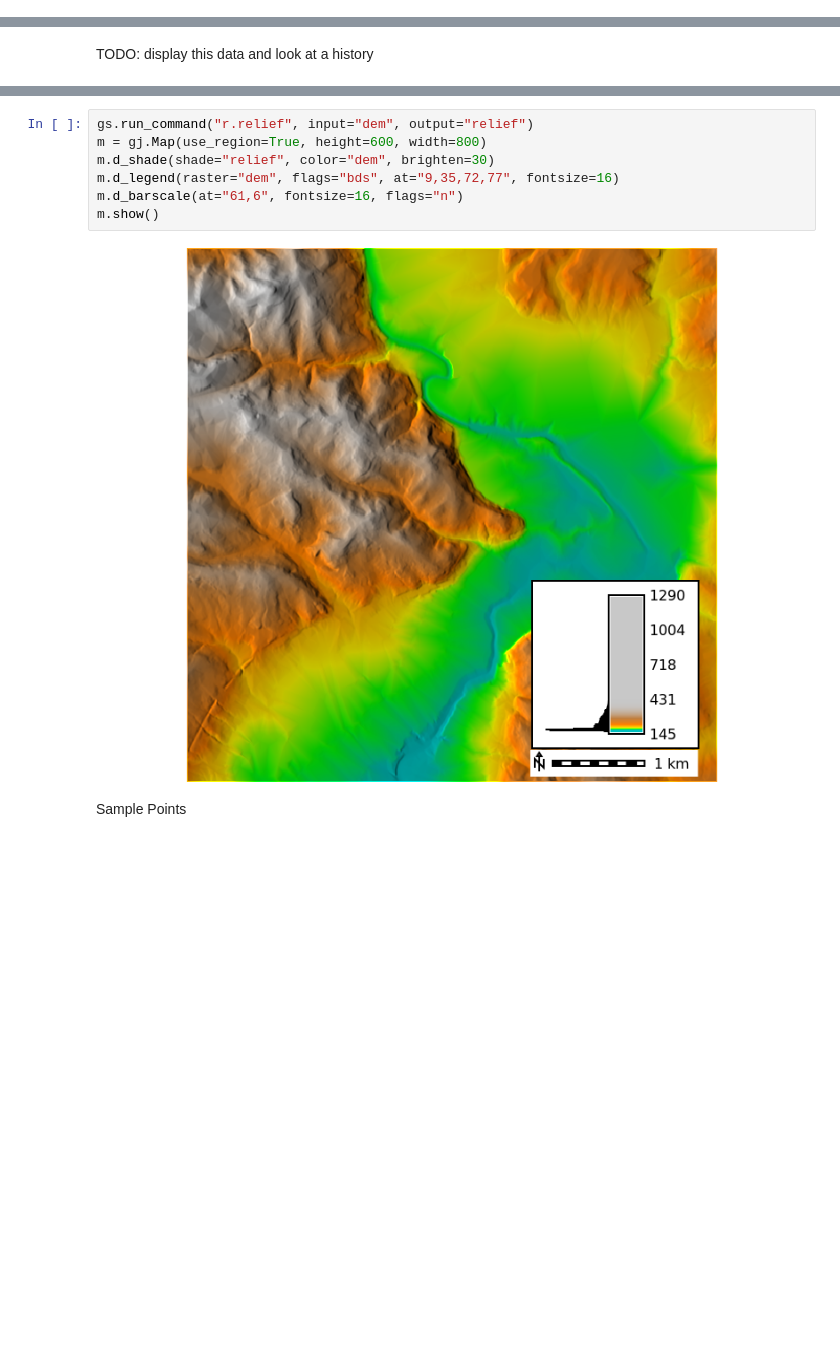
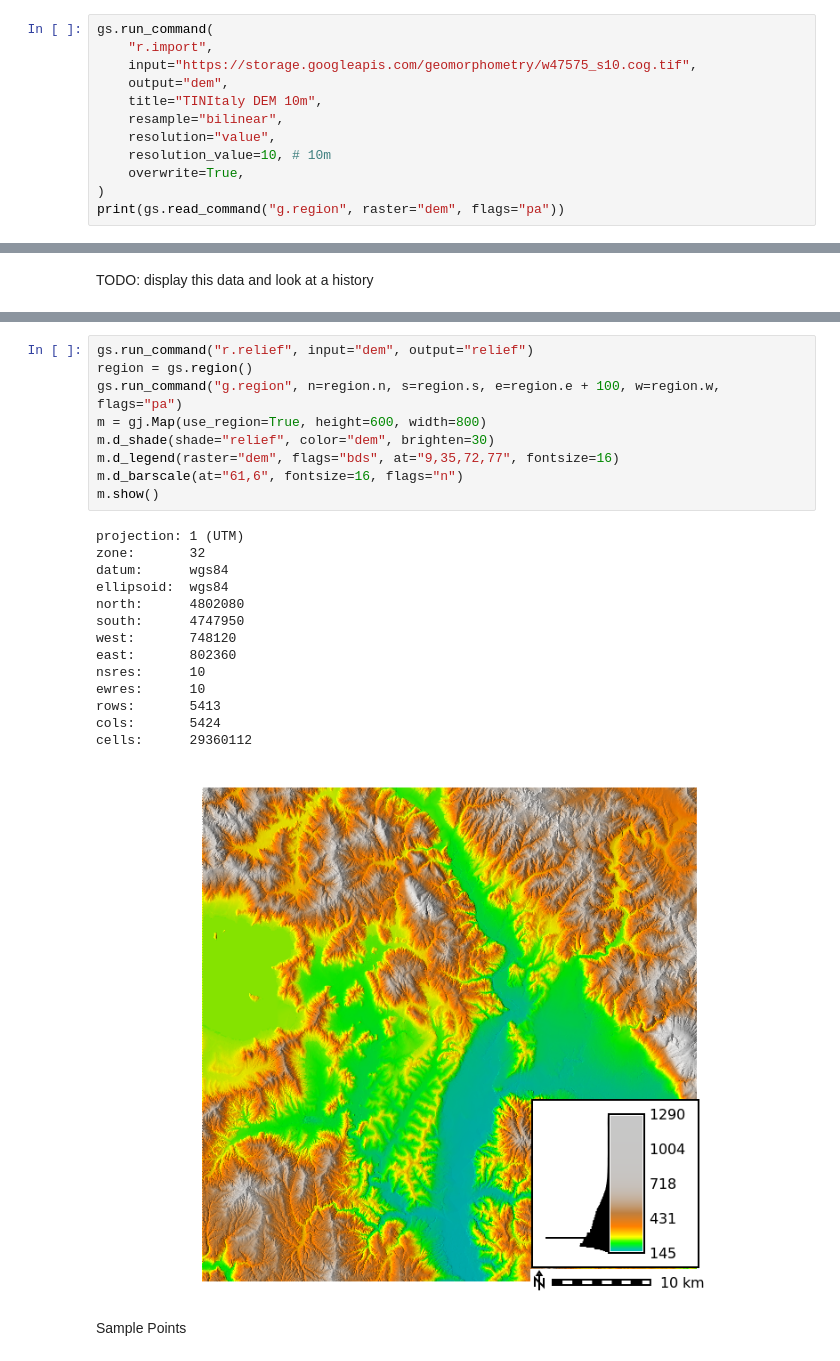
Before and after one commit to ncsu-geoforall-lab/geomorphometry2025_workshop, a Jupyter notebook: geomorphometry_2025_workshop.ipynb, the cells around one changed output, grey strips where cells are left out. Saved outputs shown, nothing was run; the diff lists cells and outputs as text; blank space fills up the shorter version.

```diff
--- a/geomorphometry_2025_workshop.ipynb
+++ b/geomorphometry_2025_workshop.ipynb
@@ -83,0 +172,12 @@ gj.init("geomorphometry_workshop")
+# %%
+gs.run_command(
+    "r.import",
+    input="https://storage.googleapis.com/geomorphometry/w47575_s10.cog.tif",
+    output="dem",
+    title="TINItaly DEM 10m",
+    resample="bilinear",
+    resolution="value",
+    resolution_value=10, # 10m
+    overwrite=True,
+)
+print(gs.read_command("g.region", raster="dem", flags="pa"))
@@ -169,12 +237,27 @@ m.show()
 # %%
 gs.run_command("r.relief", input="dem", output="relief")
+region = gs.region()
+gs.run_command("g.region", n=region.n, s=region.s, e=region.e + 100, w=region.w, flags="pa")
 m = gj.Map(use_region=True, height=600, width=800)
 m.d_shade(shade="relief", color="dem", brighten=30)
 m.d_legend(raster="dem", flags="bds", at="9,35,72,77", fontsize=16)
 m.d_barscale(at="61,6", fontsize=16, flags="n")
 m.show()
 # %% [output]
+projection: 1 (UTM)
+zone:       32
+datum:      wgs84
+ellipsoid:  wgs84
+north:      4802080
+south:      4747950
+west:       748120
+east:       802360
+nsres:      10
+ewres:      10
+rows:       5413
+cols:       5424
+cells:      29360112
-[figure, old version]
+[figure, new version]
 # %% [markdown]
 Sample Points
 # %% [markdown]
```
Also changed, not shown: parts of 36 cells of this notebook, 1 other file.
